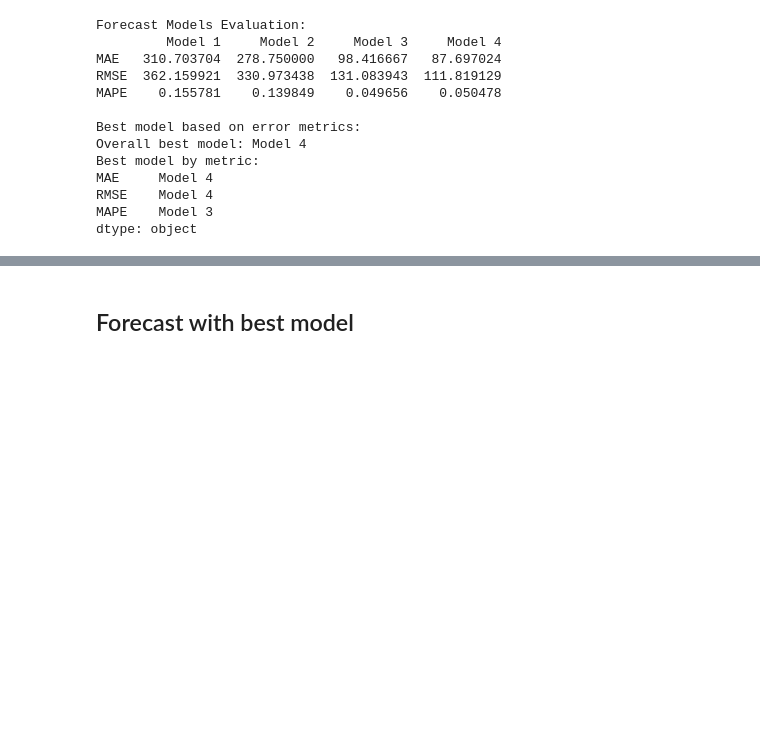
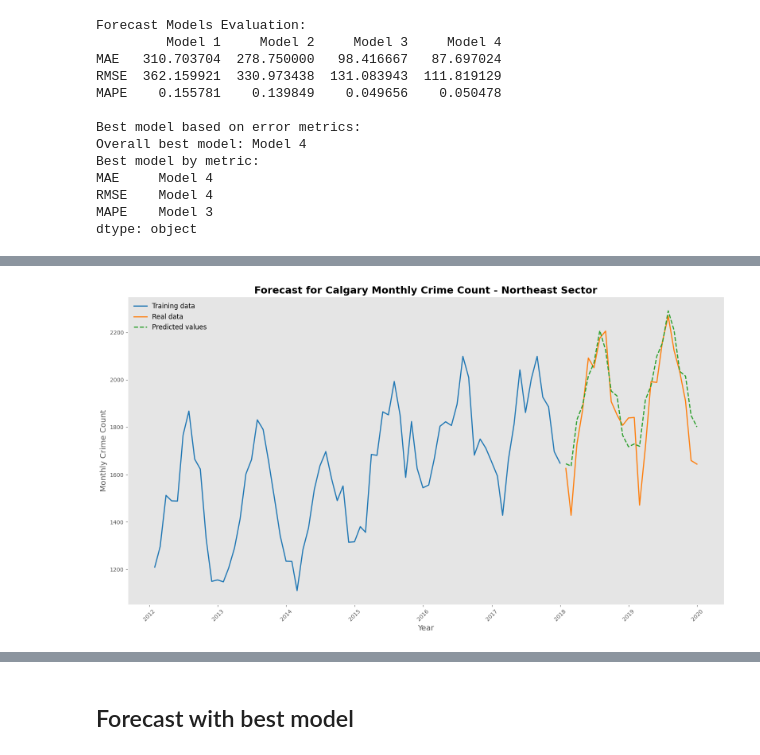
Before and after one commit to alessandrarccastro/calgary-crime-analysis, a Jupyter notebook: 1calgarycrime.ipynb, the cells around one changed output, grey strips where cells are left out. Drawn from its saved outputs; the diff is of its cells as text; code cells hidden in the pictures; blank space fills up the shorter version.

```diff
--- a/1calgarycrime.ipynb
+++ b/1calgarycrime.ipynb
@@ -464,0 +480,54 @@ dtype: object
+# %%
+import matplotlib.pyplot as plt
+import matplotlib.dates as mdates
+
+# Define a more attractive color palette
+colors = {
+    'train': '#1f77b4',  # Blue
+    'test': '#ff7f0e',   # Orange
+    'forecast': '#2ca02c' # Green
+}
+
+# Set the style of the plot
+plt.style.use('ggplot')  # Use 'ggplot' style which is built into Matplotlib
+
+# Set the figure size
+plt.figure(figsize=(16, 9))
+
+# Plot the training, test, and forecast data
+plt.plot(train.index, train['Crime Count'], label='Training data', color=colors['train'], linewidth=2)
+plt.plot(test.index, test['Crime Count'], label='Real data', color=colors['test'], linewidth=2)
+plt.plot(test.index, linear_trend_seasonal_forecast, label="Predicted values", color=colors['forecast'], linestyle='--', linewidth=2)
+
+# Improve the formatting of the axes
+plt.gca().xaxis.set_major_locator(mdates.YearLocator())
+plt.gca().xaxis.set_major_formatter(mdates.DateFormatter('%Y'))
+plt.gca().tick_params(axis='x', rotation=45)
+
+# Add title and labels to the axes
+plt.title("Forecast for Calgary Monthly Crime Count - Northeast Sector", fontsize=18, fontweight='bold')
+plt.xlabel("Year", fontsize=14)
+plt.ylabel("Monthly Crime Count", fontsize=14)
+
+# Display the legend
+plt.legend(fontsize=12, frameon=False)
+
+# Remove grid lines for a cleaner look
+plt.grid(False)
+
+# Add a border to the plot
+plt.gca().spines['top'].set_visible(True)
+plt.gca().spines['right'].set_visible(True)
+plt.gca().spines['left'].set_visible(True)
+plt.gca().spines['bottom'].set_visible(True)
+
+# Adjust the layout to fit well within the figure
+plt.tight_layout()
+
+# Save the plot as an image
+plt.savefig("calgary_crime_forecast.png", bbox_inches='tight', dpi=300)
+
+# Display the plot
+plt.show()
+# %% [output]
+[figure, added]
```
Also changed, not shown: parts of 11 cells of this notebook, 14 other files.
